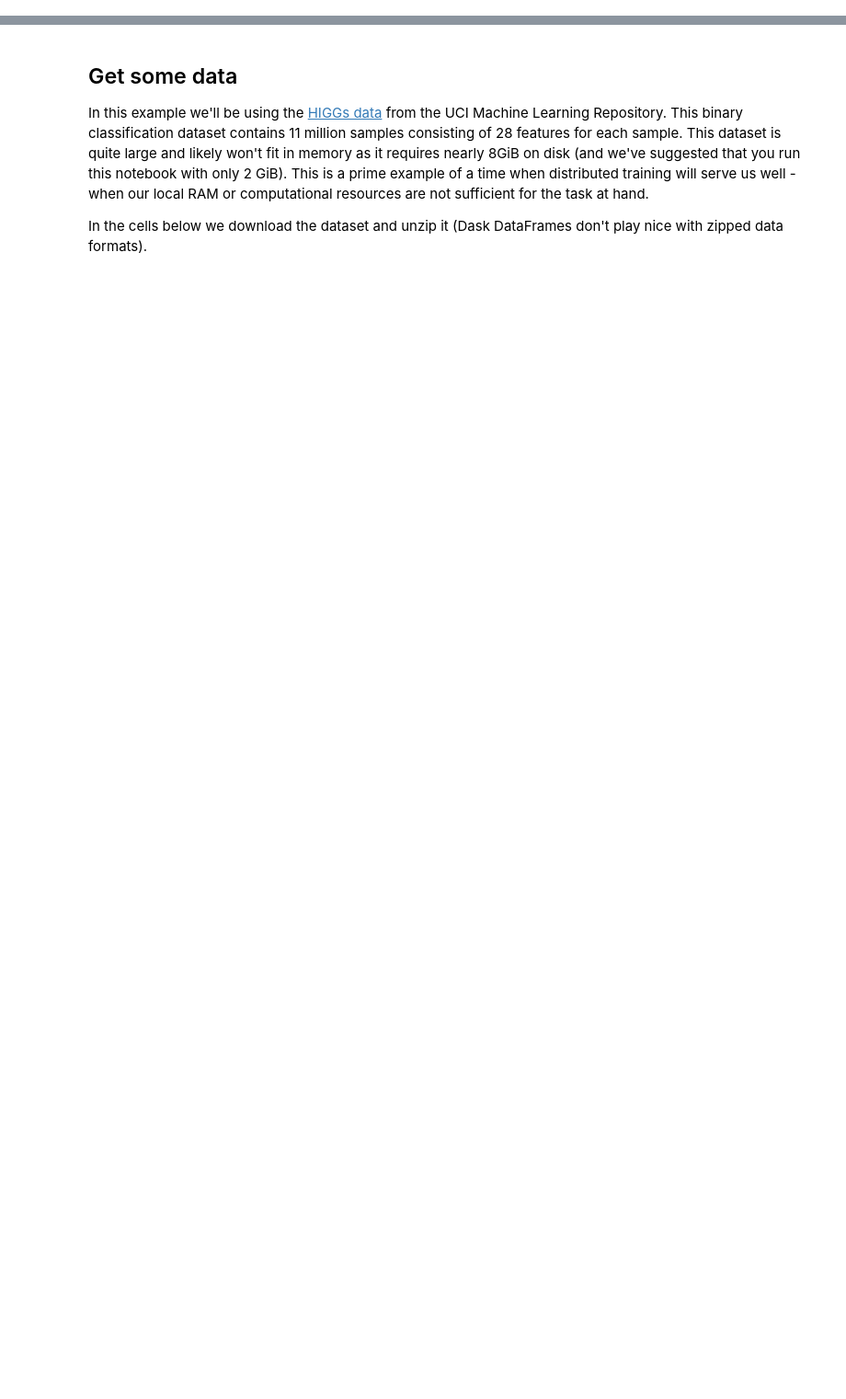
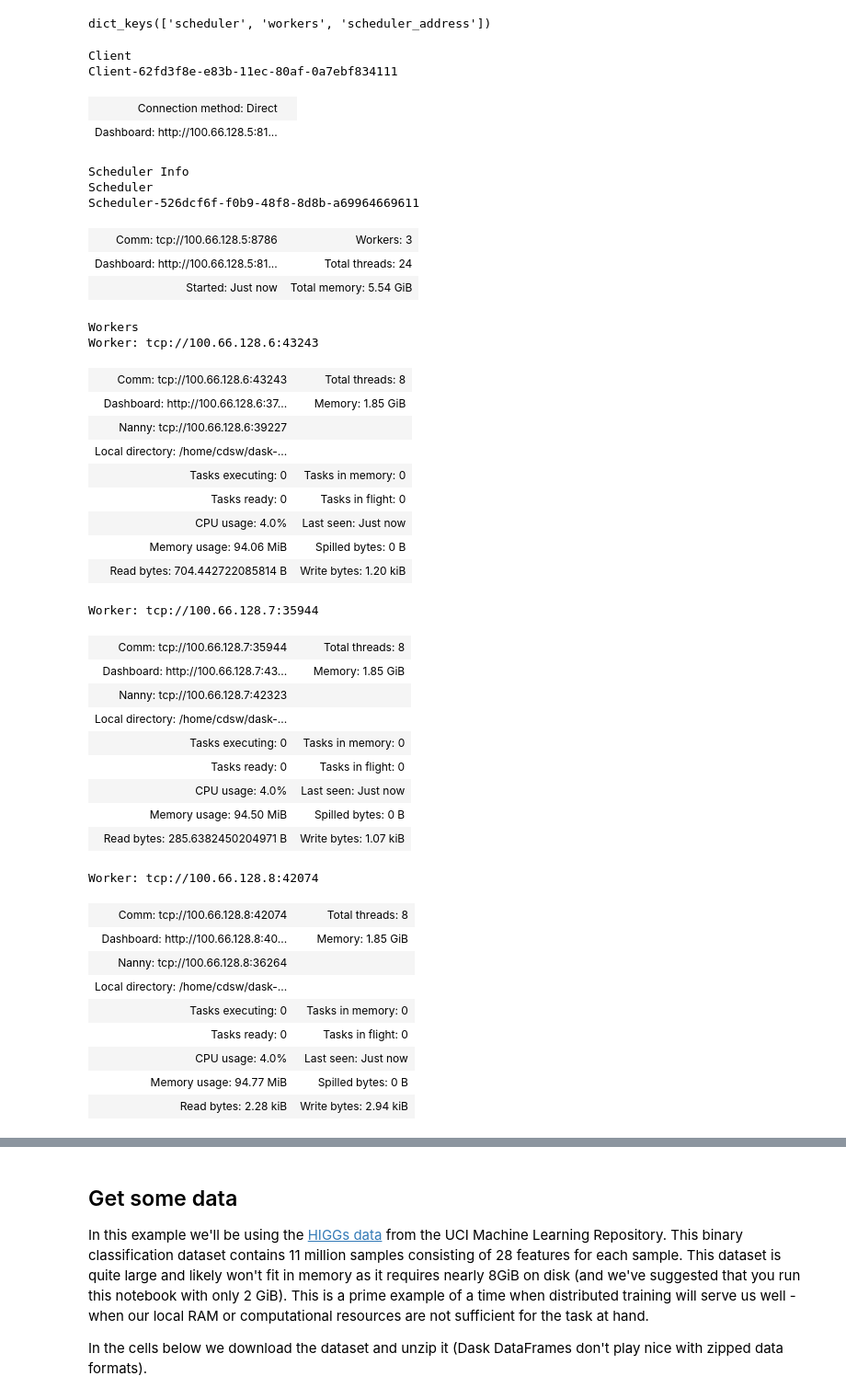
Before and after one commit to fastforwardlabs/dask-cml, a Jupyter notebook: distributed-xgboost-with-dask.ipynb, the cells around one changed output, grey strips where cells are left out. Shown: that part at 92% size. Saved outputs shown, nothing was run; the diff lists cells and outputs as text; code cells hidden in the pictures; blank space fills up the shorter version.

```diff
--- a/distributed-xgboost-with-dask.ipynb
+++ b/distributed-xgboost-with-dask.ipynb
@@ -56,2 +24,56 @@ time.sleep(10)
+# %%
+NUM_WORKERS=3
+CPU_PER_WORKER=1
+MEM_PER_WORKER=2
+# %%
+dask_cluster = run_dask_cluster(num_workers=NUM_WORKERS, cpu=CPU_PER_WORKER, memory=MEM_PER_WORKER)
+# %%
+dask_cluster.keys()
+# %% [output]
+dict_keys(['scheduler', 'workers', 'scheduler_address'])
 # %%
-client = Client(scheduler_url)
+client = Client(dask_cluster['scheduler_address'])
+# %%
+client
+# %% [output]
+Client
+Client-62fd3f8e-e83b-11ec-80af-0a7ebf834111
+| Connection method: Direct |  |
+| Dashboard: http://100.66.128.5:81... |  |
+Scheduler Info
+Scheduler
+Scheduler-526dcf6f-f0b9-48f8-8d8b-a69964669611
+| Comm: tcp://100.66.128.5:8786 | Workers: 3 |
+| Dashboard: http://100.66.128.5:81... | Total threads: 24 |
+| Started: Just now | Total memory: 5.54 GiB |
+Workers
+Worker: tcp://100.66.128.6:43243
+| Comm: tcp://100.66.128.6:43243 | Total threads: 8 |
+| Dashboard: http://100.66.128.6:37... | Memory: 1.85 GiB |
+| Nanny: tcp://100.66.128.6:39227 |  |
+| Local directory: /home/cdsw/dask-... |  |
+| Tasks executing: 0 | Tasks in memory: 0 |
+| Tasks ready: 0 | Tasks in flight: 0 |
+| CPU usage: 4.0% | Last seen: Just now |
+| Memory usage: 94.06 MiB | Spilled bytes: 0 B |
+| Read bytes: 704.442722085814 B | Write bytes: 1.20 kiB |
+Worker: tcp://100.66.128.7:35944
+| Comm: tcp://100.66.128.7:35944 | Total threads: 8 |
+| Dashboard: http://100.66.128.7:43... | Memory: 1.85 GiB |
+| Nanny: tcp://100.66.128.7:42323 |  |
+| Local directory: /home/cdsw/dask-... |  |
+| Tasks executing: 0 | Tasks in memory: 0 |
+| Tasks ready: 0 | Tasks in flight: 0 |
+| CPU usage: 4.0% | Last seen: Just now |
+| Memory usage: 94.50 MiB | Spilled bytes: 0 B |
+| Read bytes: 285.6382450204971 B | Write bytes: 1.07 kiB |
+Worker: tcp://100.66.128.8:42074
+| Comm: tcp://100.66.128.8:42074 | Total threads: 8 |
+| Dashboard: http://100.66.128.8:40... | Memory: 1.85 GiB |
+| Nanny: tcp://100.66.128.8:36264 |  |
+| Local directory: /home/cdsw/dask-... |  |
+| Tasks executing: 0 | Tasks in memory: 0 |
+| Tasks ready: 0 | Tasks in flight: 0 |
+| CPU usage: 4.0% | Last seen: Just now |
+| Memory usage: 94.77 MiB | Spilled bytes: 0 B |
+| Read bytes: 2.28 kiB | Write bytes: 2.94 kiB |
```
Also changed, not shown: parts of 52 cells of this notebook, 5 other files.
